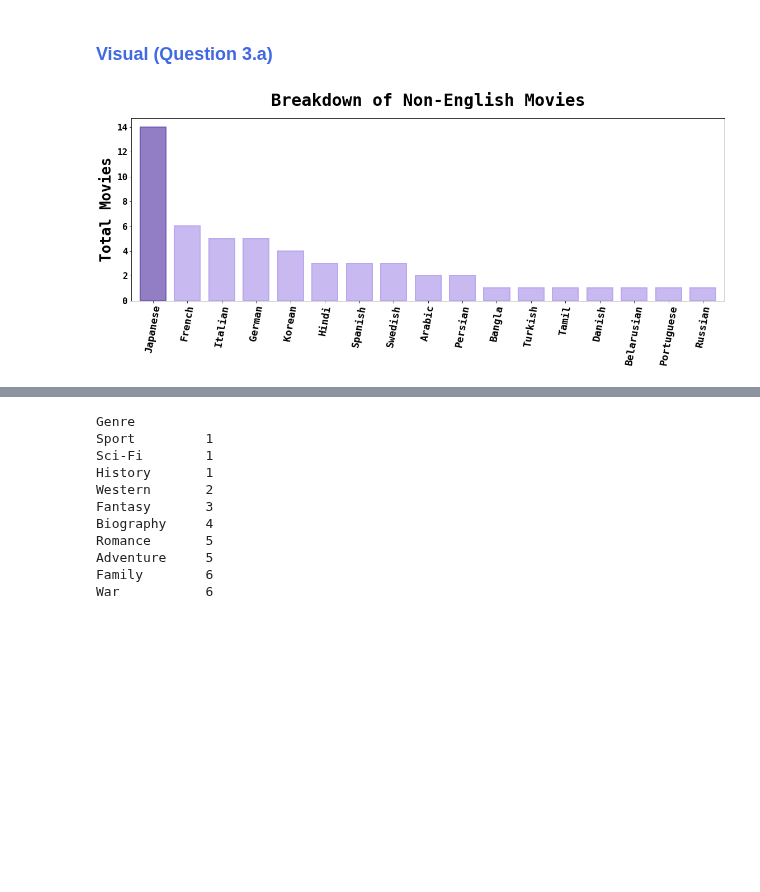
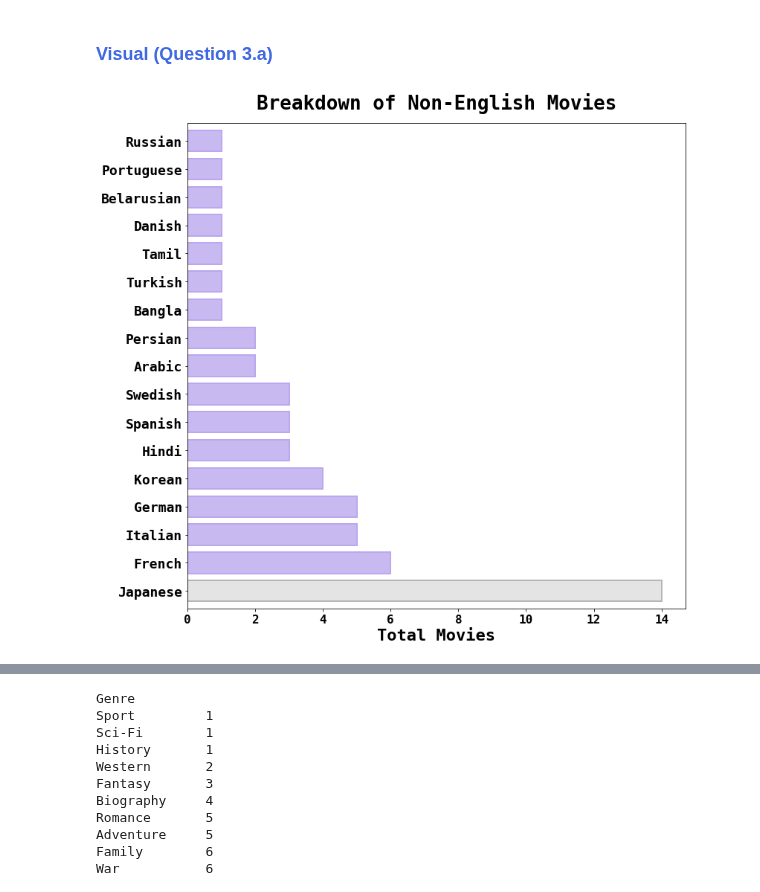
Before and after one commit to HannahSolima/Capstone, a Jupyter notebook: Notebooks/Analysis.ipynb, the cells around one changed output, grey strips where cells are left out. Cells and saved outputs as stored; diff of their text form; code cells hidden in the pictures; blank space fills up the shorter version.

```diff
--- a/Notebooks/Analysis.ipynb
+++ b/Notebooks/Analysis.ipynb
@@ -141,7 +141,7 @@ x = np.arange(len(av['Genre']))
 width = 0.42
 
 # Define plot size
-plt.rcParams['figure.figsize'] = [18, 11]
+plt.rcParams['figure.figsize'] = [18, 14]
 
 # Plot the x and y values
 fig,ax = plt.subplots()
@@ -160,11 +160,11 @@ for bar in ax.patches:
     bar_color = bar.get_facecolor()
     # If you want a consistent color, you can just set it as a constant, e.g. #222222
     ax.text(text_x, text_y, text, ha='center', va='bottom',
-            color='black',size=16)
+            color='black',size=18,weight='semibold')
 
 # Set the x labels and legends
 ax.set_xticks(x)
-ax.set_xticklabels(av['Genre'], weight = 'bold', size = '18', rotation = 85)
+ax.set_xticklabels(av['Genre'], weight = 'semibold', size = '22', rotation = 85)
 ax.legend
 
 # Set the y labels
@@ -173,8 +173,9 @@ ax.set_yticks([40,50,60,70,80,90,100])
 ax.set_yticklabels(['40','50','60','70','80','90','100'], weight = 'bold', size = '18')
 
 #title
-ax.set_title('Average Rotten Tomatoes and IMDb Scores per Genre (Threshold 25)', weight = 'bold', size = '22')
-
+plt.suptitle("AVG Rotten Tomatoes & IMDb Scores per Genre",
+             weight = 'bold', size = 30, x =.5, y=.97)
+plt.title("Threshold: 25 Films", weight = 'medium', size = 24,x =.5, y=1.01)
 #Clustered Bar legend
-plt.legend(["Rotten Tomatoes", "IMDb"], ncol=1, loc="upper left", bbox_to_anchor= (.788,1.008), fontsize = '16');
+# plt.legend(["Rotten Tomatoes", "IMDb"], ncol=1, loc="upper left", bbox_to_anchor= (.774,1.008), fontsize = '17');
 # %% [output]
@@ -264,7 +284,7 @@ glst10
 plt.rcParams.update({'font.family':'monospace'})
 
 # Define plot size
-plt.rcParams['figure.figsize'] = [20, 10]
+plt.rcParams['figure.figsize'] = [25, 10]
 
 #bold
 plt.rcParams["font.weight"] = "bold"
@@ -288,5 +308,5 @@ ax.set_xticklabels(glst10['Genre'], weight = 'semibold', size = '30', rotation =
 ax.legend
 
 #title
-plt.title("Top 10 Genres of the 4th Quartile", weight = 'bold', size = 45, x =.51, y=1.08);
+plt.title("Top 10 Genres", weight = 'bold', size = 45, x =.51, y=1.04);
 # %% [output]
@@ -443,32 +479,32 @@ language
 # %%
 # set the font globally
 plt.rcParams.update({'font.family':'monospace'})
 
 # Define plot size
-plt.rcParams['figure.figsize'] = [19, 6]
+plt.rcParams['figure.figsize'] = [12, 12]
 
 #bold
 plt.rcParams["font.weight"] = "bold"
 plt.rcParams["axes.labelweight"] = "bold"
 
 #bar chart
-ax = language.plot(x='Original Language', y='Total Movies', kind = 'bar',
-    color = ['#927EC5','#C9B9F1','#C9B9F1','#C9B9F1','#C9B9F1','#C9B9F1',
+ax = language.plot(x='Original Language', y='Total Movies', kind = 'barh',
+    color = ['#E4E4E4','#C9B9F1','#C9B9F1','#C9B9F1','#C9B9F1','#C9B9F1',
              '#C9B9F1','#C9B9F1','#C9B9F1','#C9B9F1','#C9B9F1','#C9B9F1',
              '#C9B9F1','#C9B9F1','#C9B9F1','#C9B9F1','#C9B9F1','#C9B9F1','#C9B9F1'],
-    edgecolor = ['#775EB7','#BBA7EE','#BBA7EE','#BBA7EE','#BBA7EE','#BBA7EE',
+    edgecolor = ['#B6B6B6','#BBA7EE','#BBA7EE','#BBA7EE','#BBA7EE','#BBA7EE',
                  '#BBA7EE','#BBA7EE','#BBA7EE','#BBA7EE','#BBA7EE','#BBA7EE',
                  '#BBA7EE','#BBA7EE','#BBA7EE','#BBA7EE','#BBA7EE','#BBA7EE','#BBA7EE'],
     linewidth = 2, legend = False, fontsize = 16, width = .75)
 
 #removing x label and adding y label
-plt.xlabel('')
-plt.ylabel('Total Movies', weight = 'semibold', size = '26')
+plt.ylabel('')
+plt.xlabel('Total Movies', weight = 'semibold', size = '22')
 
 # Set the x labels
-ax.set_xticklabels(language['Original Language'], weight = 'semibold', size = '18', rotation = 80)
+ax.set_yticklabels(language['Original Language'], weight = 'semibold', size = '18')
 
 #title
-plt.title("Breakdown of Non-English Movies", weight = 'bold', size = 30, y=1.05);
+plt.title("Breakdown of Non-English Movies", weight = 'bold', size = 26, y=1.02);
 # %% [output]
-[figure, old version]
+[figure, new version]
```
Also changed, not shown: parts of 23 cells of this notebook, 2 other files.
